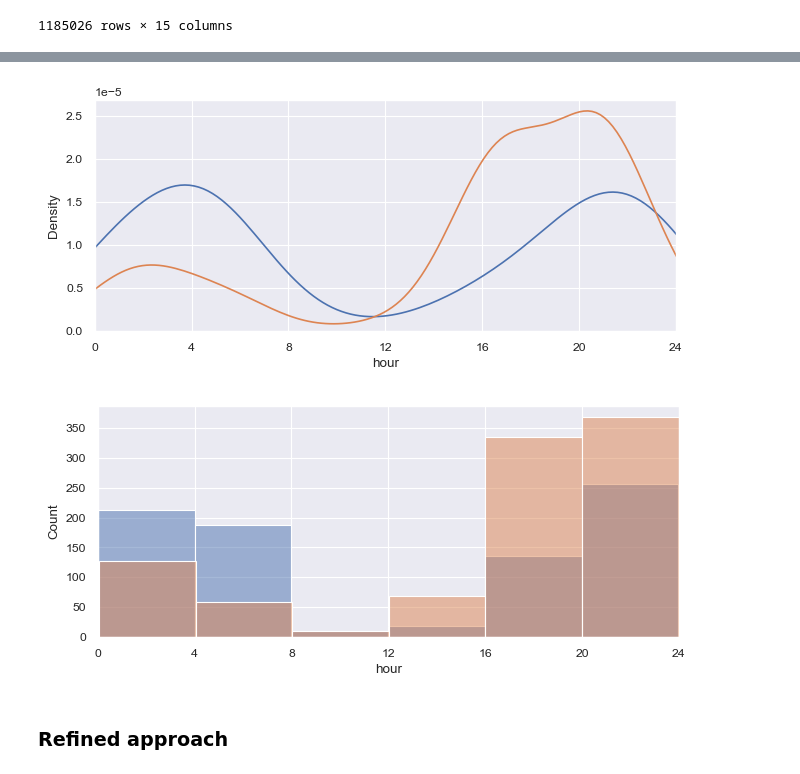
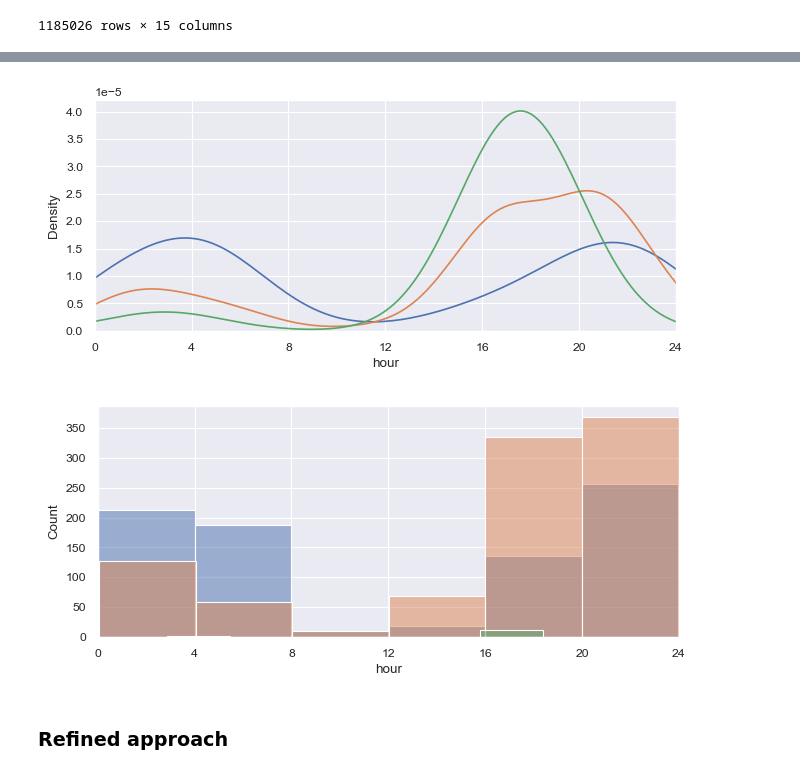
Before and after one commit to dariothuerkauf/address-clustering, a Jupyter notebook: python/node-embedding.ipynb, the cells around one changed output, grey strips where cells are left out. Cells and saved outputs as stored; diff of their text form; code cells hidden in the pictures.

```diff
--- a/python/node-embedding.ipynb
+++ b/python/node-embedding.ipynb
@@ -168,7 +168,7 @@ all_transfers_df
 | 1185025 | 0xd37d3918b9dae7d2649ae23e3d83323... | 0xffffca7879d31e91047d37193a5b806... | 0x16efdf4ef182a5b82221fed14f4c399... | 1659443472 | 37.0 | 1.0 | 11131035260 | NaN | 29682 | NaN | ... |
 1185026 rows × 15 columns
 # %%
-show_patterns(all_transfers_df, ['0xc939519869c946e4bdca8fd0b6459048c4aebae2','0xe1eedbd1e08478707c794e7e8b1ee623f5fa6d64'], hour_bins=6, show_kde=True)
+show_patterns(all_transfers_df, ['0xc939519869c946e4bdca8fd0b6459048c4aebae2','0xe1eedbd1e08478707c794e7e8b1ee623f5fa6d64','0x001b71fad769b3cd47fd4c9849c704fdfabf6096'], hour_bins=6, show_kde=True)
 # %% [output]
 0xc939519869c946e4bdca8fd0b6459048c4aebae2 821
 0xe1eedbd1e08478707c794e7e8b1ee623f5fa6d64 968
@@ -175,5 +176,5 @@ show_patterns(all_transfers_df, ['0xc939519869c946e4bdca8fd0b6459048c4aebae2','0
-[figure, old version]
+[figure, new version]
-[figure, old version]
+[figure, new version]
 # %% [markdown]
 ### Refined approach
 # %%
```
Also changed, not shown: parts of 1 cell of this notebook, 1 other file.
